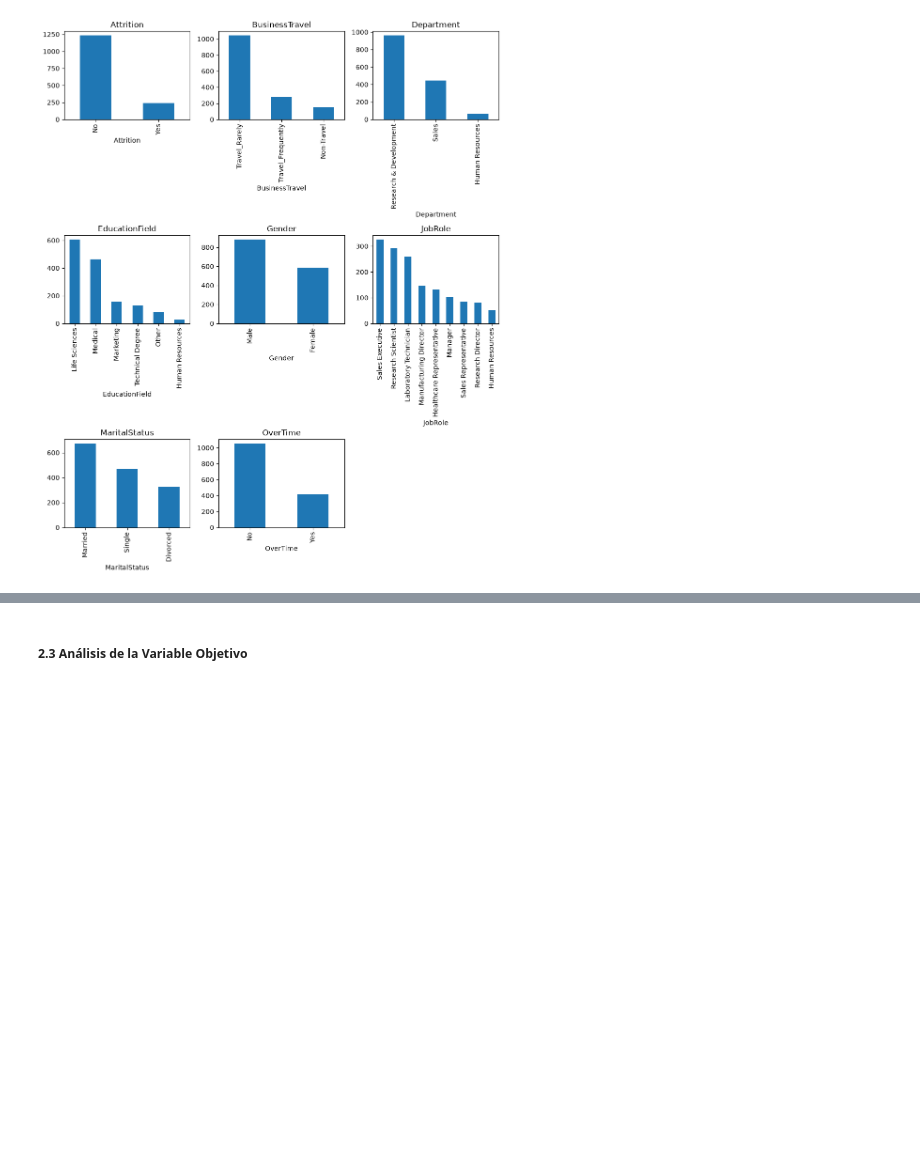
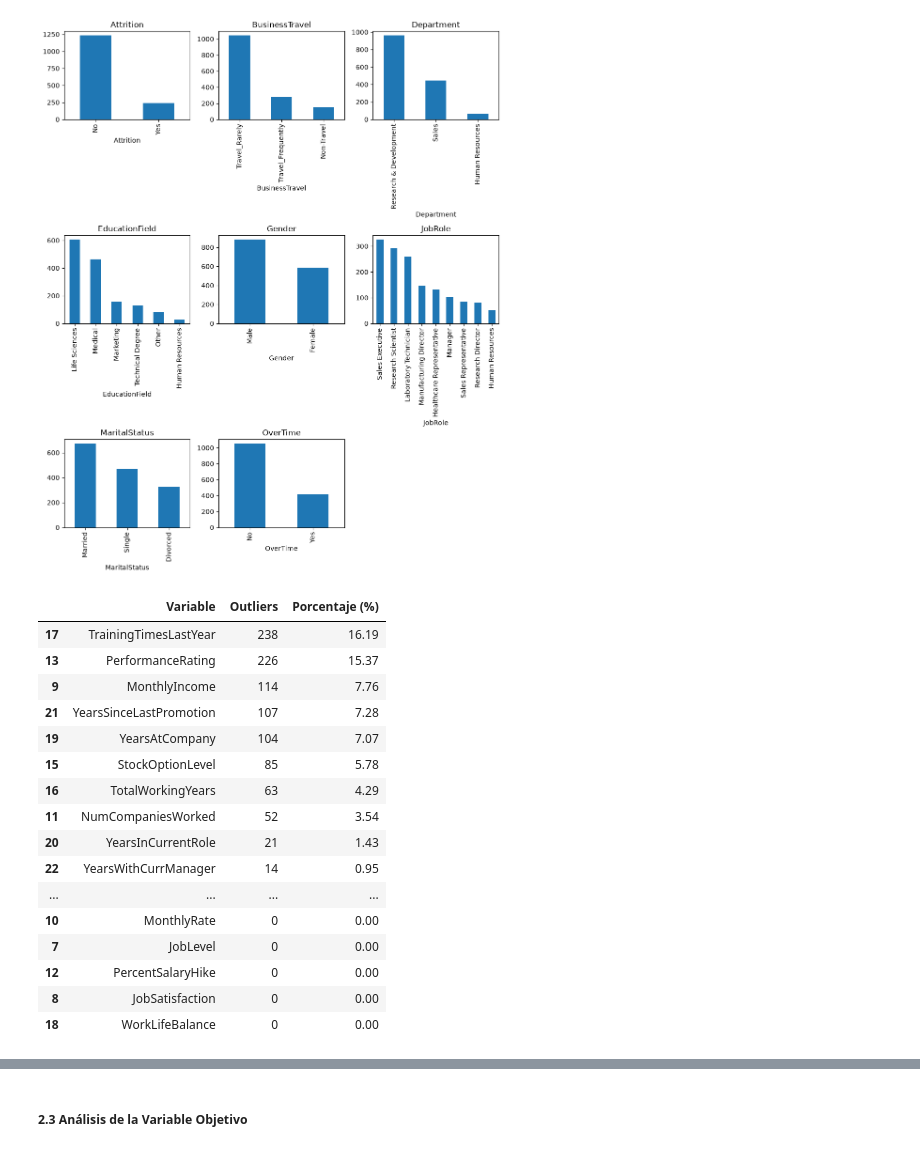
Before and after one commit to d4nd14z/DataAnalytics-HumanResources, a Jupyter notebook: notebooks/humanresources.ipynb, the cells around one changed output, grey strips where cells are left out. Cells and saved outputs as stored; diff of their text form; code cells hidden in the pictures; blank space fills up the shorter version.

```diff
--- a/notebooks/humanresources.ipynb
+++ b/notebooks/humanresources.ipynb
@@ -174,3 +195,36 @@ plt.tight_layout()
 plt.show()
 # %% [output]
 [figure]
+# %%
+numericas = df.select_dtypes(include='number').columns # Seleccionar columnas numéricas
+outlier_resumen = []
+for col in numericas:
+    Q1 = df[col].quantile(0.25)
+    Q3 = df[col].quantile(0.75)
+    IQR = Q3 - Q1
+    n_outliers = ((df[col] < Q1 - 1.5 * IQR) | (df[col] > Q3 + 1.5 * IQR)).sum()
+    outlier_resumen.append({
+        'Variable': col,
+        'Outliers': n_outliers,
+        'Porcentaje (%)': round(n_outliers / len(df) * 100, 2)
+    })
+
+pd.DataFrame(outlier_resumen).sort_values('Outliers', ascending=False)
+# %% [output]
+|  | Variable | Outliers | Porcentaje (%) |
+| 17 | TrainingTimesLastYear | 238 | 16.19 |
+| 13 | PerformanceRating | 226 | 15.37 |
+| 9 | MonthlyIncome | 114 | 7.76 |
+| 21 | YearsSinceLastPromotion | 107 | 7.28 |
+| 19 | YearsAtCompany | 104 | 7.07 |
+| 15 | StockOptionLevel | 85 | 5.78 |
+| 16 | TotalWorkingYears | 63 | 4.29 |
+| 11 | NumCompaniesWorked | 52 | 3.54 |
+| 20 | YearsInCurrentRole | 21 | 1.43 |
+| 22 | YearsWithCurrManager | 14 | 0.95 |
+| ... | ... | ... | ... |
+| 10 | MonthlyRate | 0 | 0.00 |
+| 7 | JobLevel | 0 | 0.00 |
+| 12 | PercentSalaryHike | 0 | 0.00 |
+| 8 | JobSatisfaction | 0 | 0.00 |
+| 18 | WorkLifeBalance | 0 | 0.00 |
```
Also changed, not shown: parts of 4 cells of this notebook, 1 other file.
